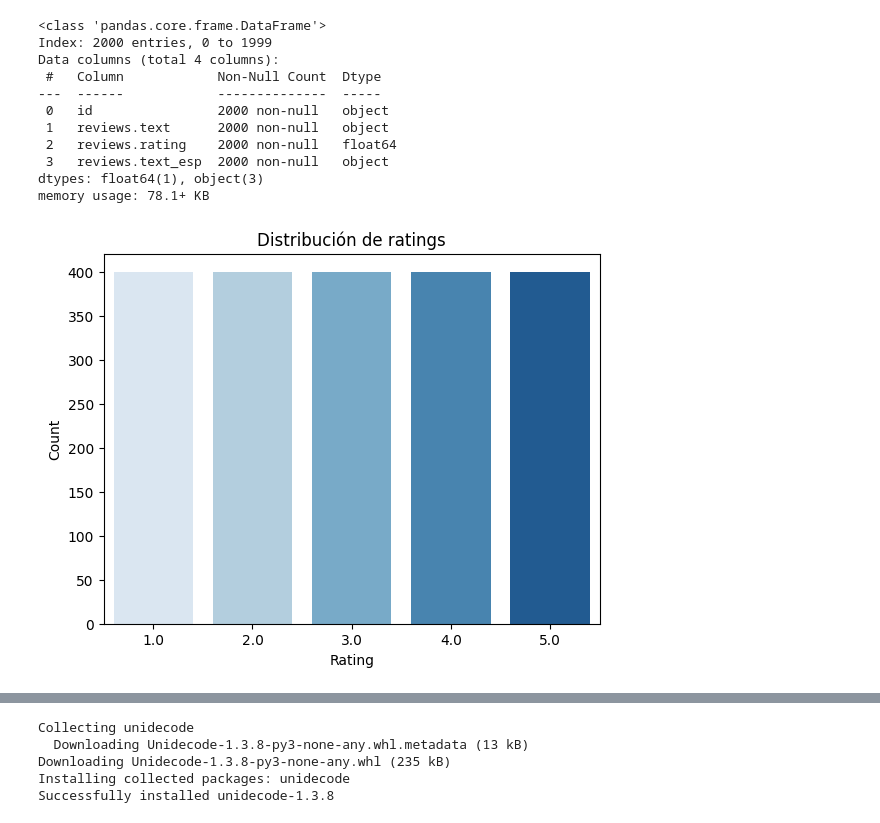
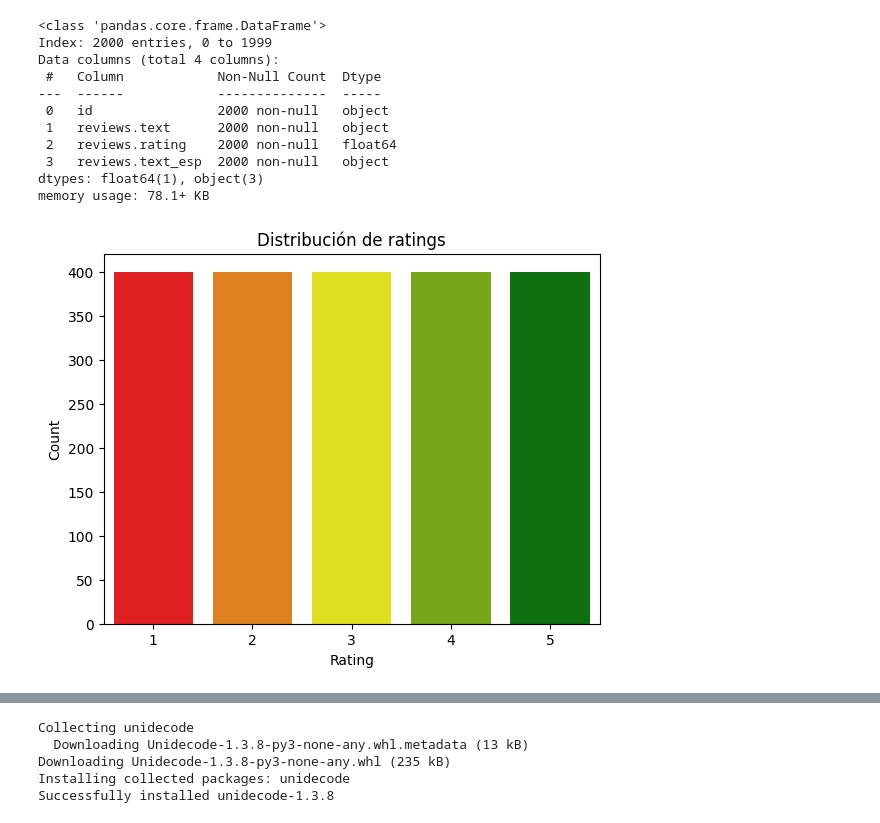
Before and after one commit to crodriguezbay/MLforMkting, a Jupyter notebook: l07_sentiment_analisis_clase3.ipynb, the cells around one changed output, grey strips where cells are left out. Cells and saved outputs as stored; diff of their text form; code cells hidden in the pictures.

```diff
--- a/l07_sentiment_analisis_clase3.ipynb
+++ b/l07_sentiment_analisis_clase3.ipynb
@@ -73,16 +79,27 @@ dtypes: float64(1), object(3)
 memory usage: 78.1+ KB
 # %%
 data["reviews.rating"]=data["reviews.rating"].astype(int)
-# %%
-# distribution de los raitings
-sns.countplot(x='reviews.rating', data=data, palette='Blues')
-
-plt.title('Distribución de ratings')
-plt.xlabel('Rating')
-plt.ylabel('Count')
-plt.show()
-# %% [output]
-[figure, removed]
+# %%
+from matplotlib.colors import LinearSegmentedColormap
+
+
+# Define the colors: red for 1, blue for 5
+colors = LinearSegmentedColormap.from_list("red_to_blue", ["red","yellow", "green"])
+
+# Create a palette for ratings 1 to 5
+ratings_range = range(1, 6)  # Ratings from 1 to 5
+palette = sns.color_palette(colors(np.linspace(0, 1, len(ratings_range))))
+
+# Plot the countplot with the custom palette
+sns.countplot(x='reviews.rating', data=data, palette=palette)
+
+# Add labels and title
+plt.title('Distribución de ratings')
+plt.xlabel('Rating')
+plt.ylabel('Count')
+plt.show()
+# %% [output]
+[figure, added]
 # %%
 # map ratings 1, 2, 3 a 0 (NEGATIVE) y 4, 5 a 1 (POSITIVE)
 
```
Also changed, not shown: parts of 38 cells of this notebook.
